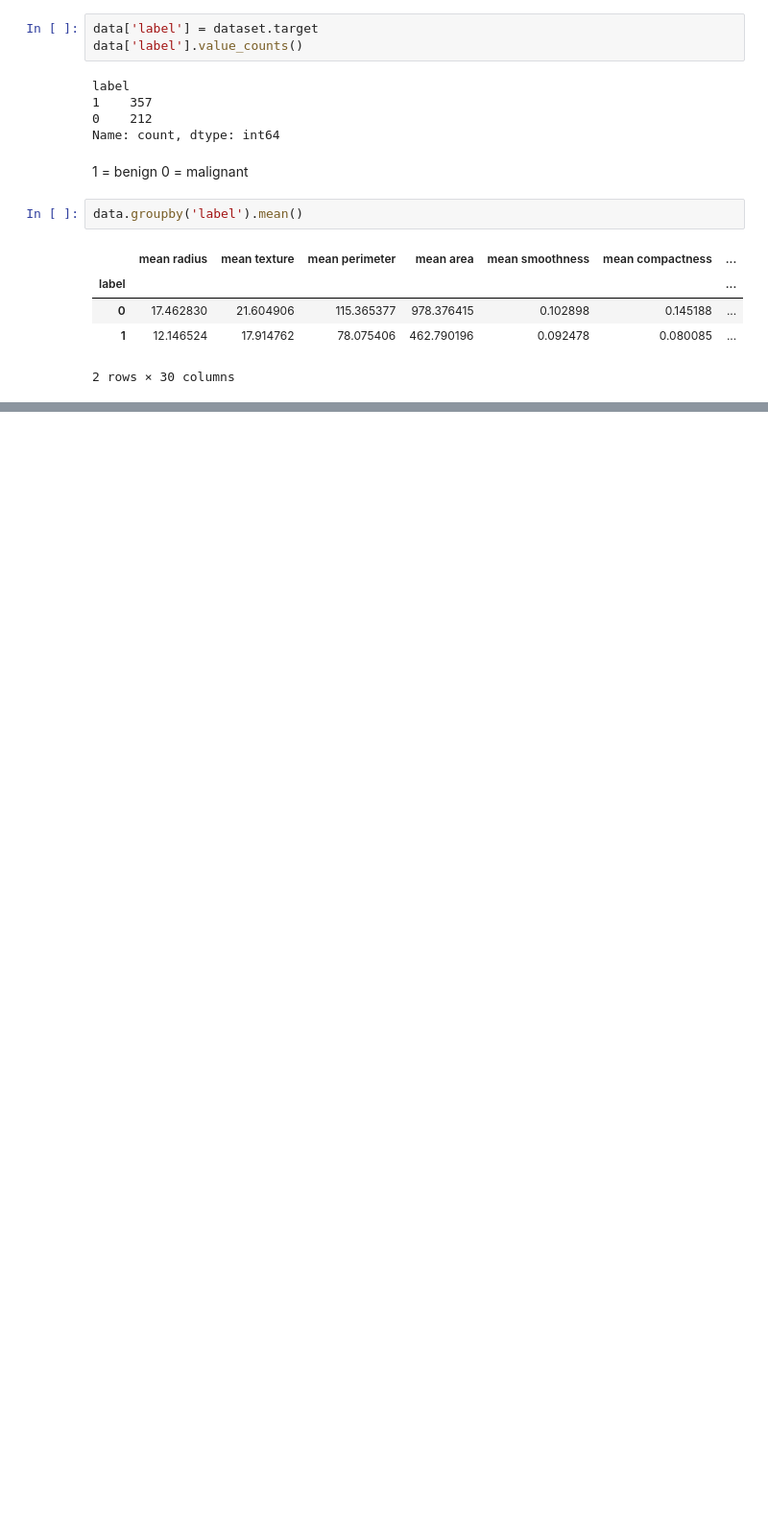
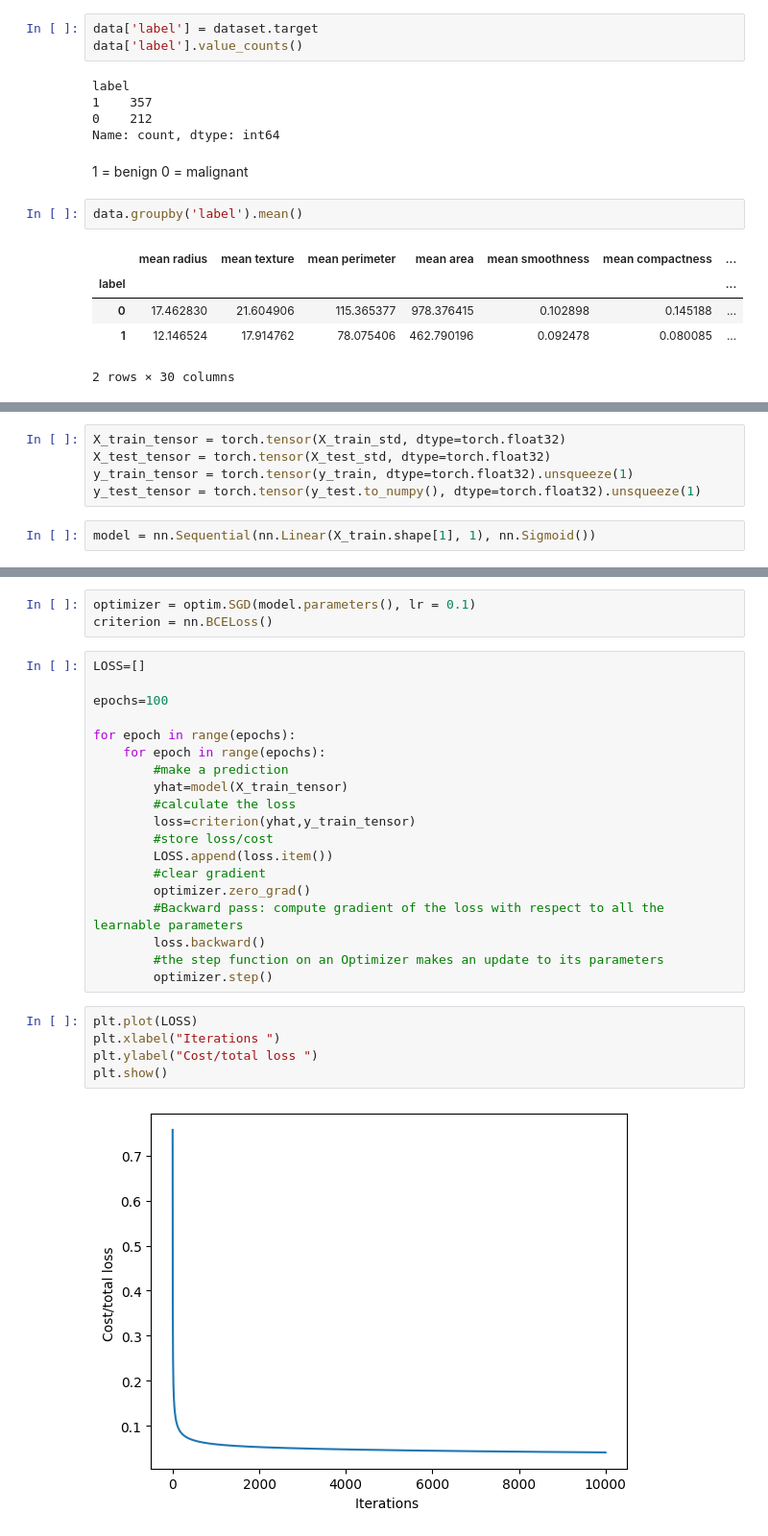
Before and after one commit to vydlknh/breast_cancer_classification, a Jupyter notebook: breast_cancer_classification.ipynb, the cells around one changed output, grey strips where cells are left out. Shown at 96% size. Drawn from its saved outputs; the diff is of its cells as text; blank space fills up the shorter version.

```diff
--- a/breast_cancer_classification.ipynb
+++ b/breast_cancer_classification.ipynb
@@ -125,0 +175,7 @@ data.groupby('label').mean()
+# %%
+X_train_tensor = torch.tensor(X_train_std, dtype=torch.float32)
+X_test_tensor = torch.tensor(X_test_std, dtype=torch.float32)
+y_train_tensor = torch.tensor(y_train, dtype=torch.float32).unsqueeze(1)
+y_test_tensor = torch.tensor(y_test.to_numpy(), dtype=torch.float32).unsqueeze(1)
+# %%
+model = nn.Sequential(nn.Linear(X_train.shape[1], 1), nn.Sigmoid())
@@ -125,0 +200,29 @@ data.groupby('label').mean()
+# %%
+optimizer = optim.SGD(model.parameters(), lr = 0.1)
+criterion = nn.BCELoss()
+# %%
+LOSS=[]
+
+epochs=100
+
+for epoch in range(epochs):
+    for epoch in range(epochs):
+        #make a prediction
+        yhat=model(X_train_tensor)
+        #calculate the loss
+        loss=criterion(yhat,y_train_tensor)
+        #store loss/cost
+        LOSS.append(loss.item())
+        #clear gradient
+        optimizer.zero_grad()
+        #Backward pass: compute gradient of the loss with respect to all the learnable parameters
+        loss.backward()
+        #the step function on an Optimizer makes an update to its parameters
+        optimizer.step()
+# %%
+plt.plot(LOSS)
+plt.xlabel("Iterations ")
+plt.ylabel("Cost/total loss ")
+plt.show()
+# %% [output]
+[figure, added]
```
Also changed, not shown: parts of 13 cells of this notebook.
